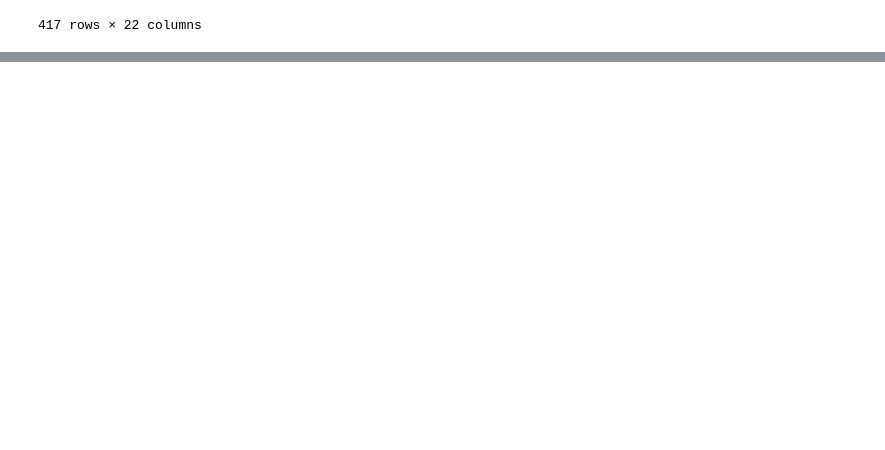
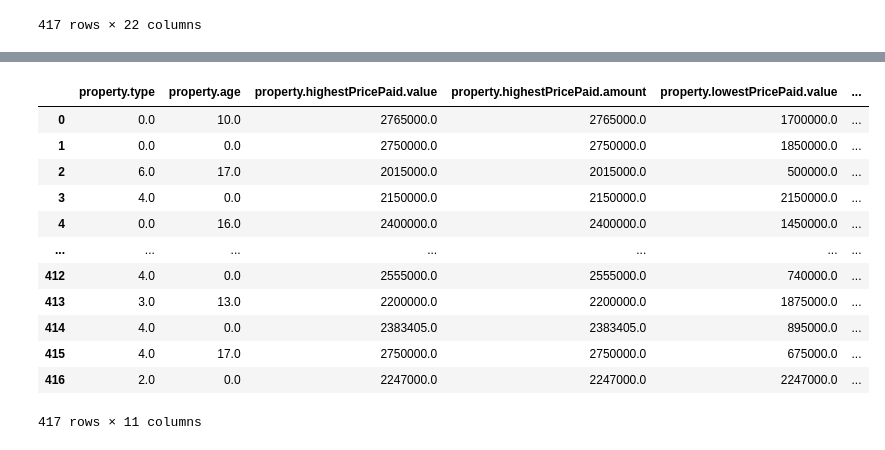
Before and after one commit to Arjun-DS96/NewAVMPipeline, a Jupyter notebook: New AVM Pipeline.ipynb, the cells around one changed output, grey strips where cells are left out. Saved outputs shown, nothing was run; the diff lists cells and outputs as text; code cells hidden in the pictures; blank space fills up the shorter version.

```diff
--- a/New AVM Pipeline.ipynb
+++ b/New AVM Pipeline.ipynb
@@ -59,7 +59,7 @@ latitude_np = np.float64(latitude[0])
 longitude_np=np.float64(longitude[0])
 # %%
 subject_property_coordinates = (latitude_np, longitude_np)
-knn = initialize_knn(df)
+knn = initialize_knn(new_df)
 property_indices, distances = knn.knearest(subject_property_coordinates, 500, return_distances=True)
 # Convert to a dictionary to get unique indices and their minimum distances
 unique_distances = {}
@@ -105,6 +125,26 @@ pc_with_price = pc_with_price.dropna(subset=['Price']).reset_index(drop=True)
 Unmatched Property_Index rows:
 ['SW15 1AL EGLISTON LAWNS 13 3', 'SW6 3LF CAWTHORN APARTMENTS 86 42', 'SW18 1LL CHARTFIELD HOUSE 27', 'SW18 1UJ COOPERS LOFTS 5 APARTMENT 9', 'SW18 1UJ COOPERS LOFTS 5 APARTMENT 9', 'SW6 6NZ ELM LODGE ...
 Total unmatched rows: 7
+# %%
+import pandas as pd
+
+# Step 1: Load the Excel file
+df = pd.read_excel("Data/premium_property_enrich_individual_properties.xlsx")
+
+# Step 2: Get the Property_Index from the sample Series
+property_index = sample['Property_Index']
+
+# Step 3: Filter the dataframe to match the Property_Index
+matching_rows = df[df['Property_Index'] == property_index]
+
+if not matching_rows.empty:
+    # Step 4: Sum the Price values if there are duplicates
+    total_price = matching_rows['Price'].sum()
+
+    # Step 5: Add Price to the sample Series
+    sample['Price'] = total_price
+else:
+    print(f"No match found for Property_Index: {property_index}")
 # %%
 # Step 1: Sort by physical distance
 nearest_5 = pc_with_price.sort_values(by='Physical Distance').head(10).copy()
@@ -268,2 +308,2 @@ sample['Physical Distance']=0.0
 # %%
-df
+final_df=df.copy()
@@ -283,0 +325,32 @@ df
+# %%
+columns_to_drop = [
+    'Matched_PID',
+    'Input_PAON',
+    'Input_Postcode',
+    'Input_SAON',
+    'Input_Street',
+    'property.tenure',
+    'Property_Index',
+    'position.lat',
+    'position.long',
+    'property.estimatedCurrentValue.confidence',
+    'Price'
+]
+
+final_df = final_df.drop(columns=columns_to_drop)
+# %%
+final_df
+# %% [output]
+|  | property.type | property.age | property.highestPricePaid.value | property.highestPricePaid.amount | property.lowestPricePaid.value | ... |
+| 0 | 0.0 | 10.0 | 2765000.0 | 2765000.0 | 1700000.0 | ... |
+| 1 | 0.0 | 0.0 | 2750000.0 | 2750000.0 | 1850000.0 | ... |
+| 2 | 6.0 | 17.0 | 2015000.0 | 2015000.0 | 500000.0 | ... |
+| 3 | 4.0 | 0.0 | 2150000.0 | 2150000.0 | 2150000.0 | ... |
+| 4 | 0.0 | 16.0 | 2400000.0 | 2400000.0 | 1450000.0 | ... |
+| ... | ... | ... | ... | ... | ... | ... |
+| 412 | 4.0 | 0.0 | 2555000.0 | 2555000.0 | 740000.0 | ... |
+| 413 | 3.0 | 13.0 | 2200000.0 | 2200000.0 | 1875000.0 | ... |
+| 414 | 4.0 | 0.0 | 2383405.0 | 2383405.0 | 895000.0 | ... |
+| 415 | 4.0 | 17.0 | 2750000.0 | 2750000.0 | 675000.0 | ... |
+| 416 | 2.0 | 0.0 | 2247000.0 | 2247000.0 | 2247000.0 | ... |
+417 rows × 11 columns
```
Also changed, not shown: parts of 23 cells of this notebook.
